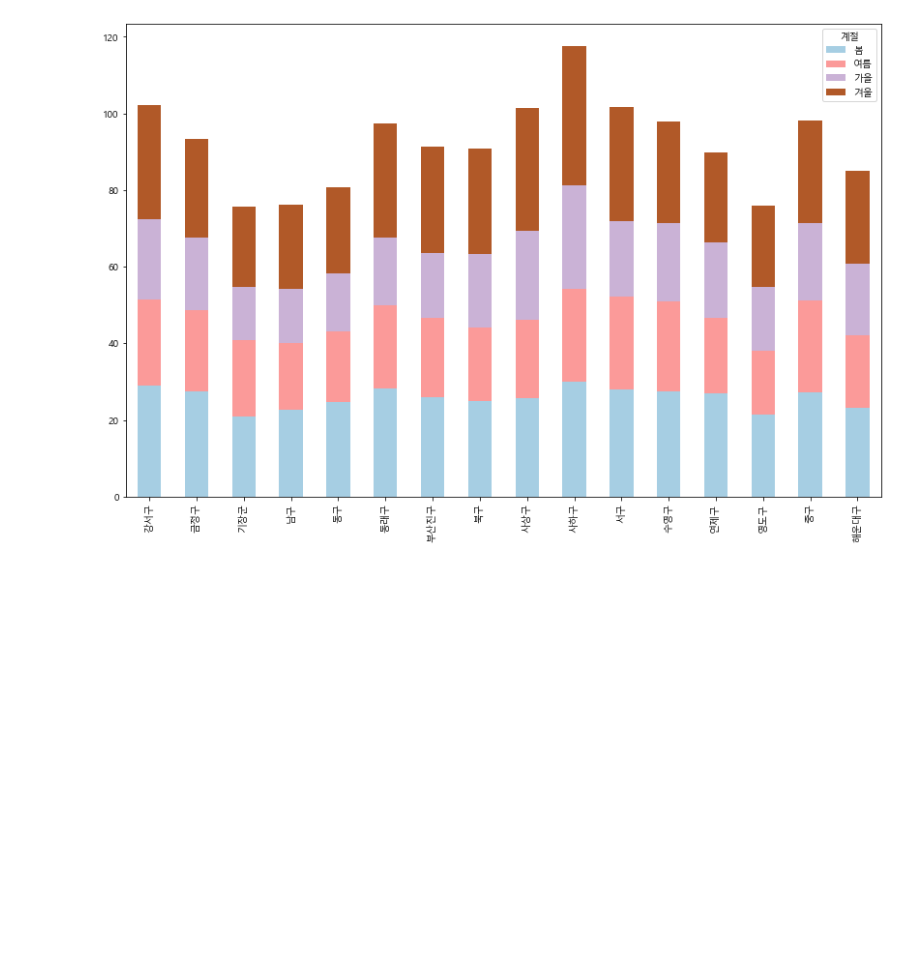
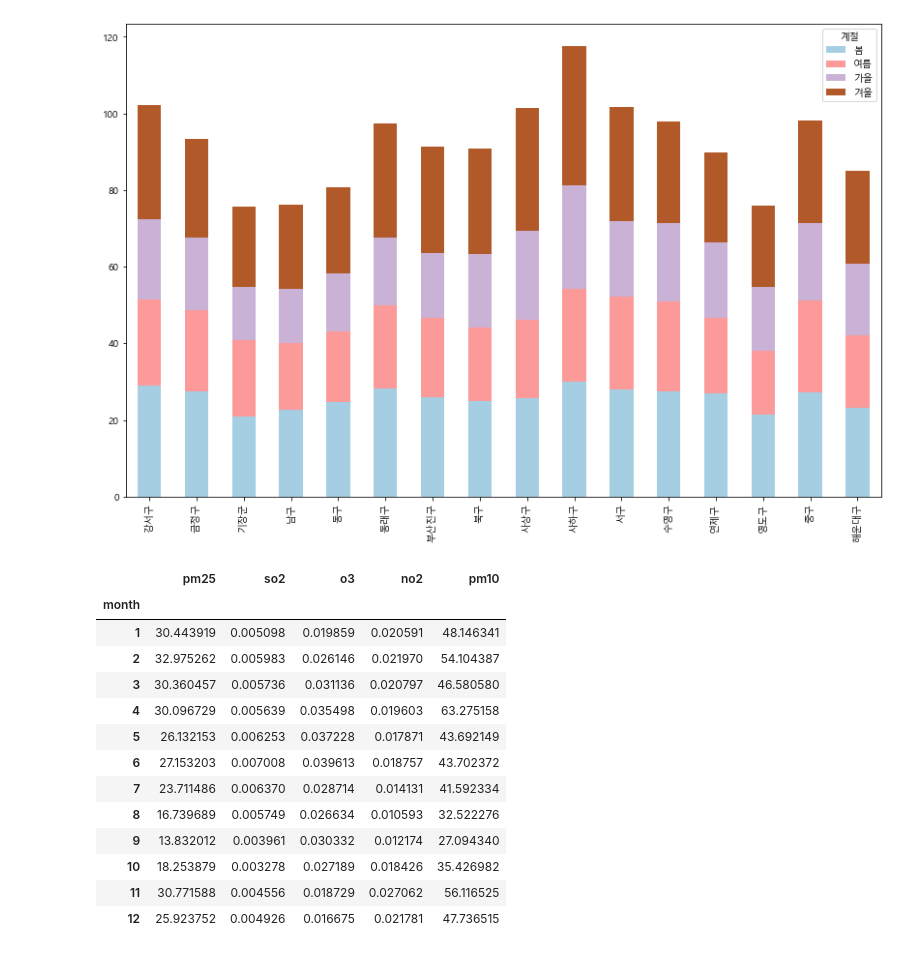
Before and after one commit to tbnsok40/Codeit_Data-Science, a Jupyter notebook: [연구실] 2018 부산 pm2.5 정리.ipynb, the cells around one changed output. Cells and saved outputs as stored; diff of their text form; code cells hidden in the pictures; blank space fills up the shorter version.

```diff
--- a/[연구실] 2018 부산 pm2.5 정리.ipynb
+++ b/[연구실] 2018 부산 pm2.5 정리.ipynb
@@ -225,3 +272,69 @@ dff.plot(kind= 'bar', stacked=True, colormap = 'Paired')
 # %% [output]
 <matplotlib.axes._subplots.AxesSubplot at 0x...>
 [figure]
+# %%
+df = pd.read_csv('C:/codeit/rawdata.csv')
+
+df = df[['월','pm2.5','so2','o3','no2','pm10']]
+
+lists = ['pm2.5','so2','o3','no2','pm10']
+
+
+import seaborn as sns
+
+#dataframe 을 만들어야해. row 는 월별, column은 물질별
+
+month = []
+
+so2 = []
+o3 = []
+no2 = []
+pm10 = []
+pm25 = []
+
+for i in range(1,13):
+    pm25.append((df.loc[df['월'] == i, 'pm2.5']).mean())
+
+for i in range(1,13):
+    so2.append((df.loc[df['월'] == i, 'so2']).mean())
+
+for i in range(1,13):
+    o3.append((df.loc[df['월'] == i, 'o3']).mean())
+
+for i in range(1,13):
+    no2.append((df.loc[df['월'] == i, 'no2']).mean())
+
+for i in range(1,13):
+    pm10.append((df.loc[df['월'] == i, 'pm10']).mean())
+
+
+for i in range(1,13):
+    month.append(i)
+
+diction = {
+    'month': month,
+    'pm25':pm25,
+    'so2': so2,
+    'o3':o3,
+    'no2':no2,
+    'pm10':pm10
+}
+df2= pd.DataFrame(diction)
+df2= df2.set_index('month')
+
+df2
+# %% [output]
+|  | pm25 | so2 | o3 | no2 | pm10 |
+| month |  |  |  |  |  |
+| 1 | 30.443919 | 0.005098 | 0.019859 | 0.020591 | 48.146341 |
+| 2 | 32.975262 | 0.005983 | 0.026146 | 0.021970 | 54.104387 |
+| 3 | 30.360457 | 0.005736 | 0.031136 | 0.020797 | 46.580580 |
+| 4 | 30.096729 | 0.005639 | 0.035498 | 0.019603 | 63.275158 |
+| 5 | 26.132153 | 0.006253 | 0.037228 | 0.017871 | 43.692149 |
+| 6 | 27.153203 | 0.007008 | 0.039613 | 0.018757 | 43.702372 |
+| 7 | 23.711486 | 0.006370 | 0.028714 | 0.014131 | 41.592334 |
+| 8 | 16.739689 | 0.005749 | 0.026634 | 0.010593 | 32.522276 |
+| 9 | 13.832012 | 0.003961 | 0.030332 | 0.012174 | 27.094340 |
+| 10 | 18.253879 | 0.003278 | 0.027189 | 0.018426 | 35.426982 |
+| 11 | 30.771588 | 0.004556 | 0.018729 | 0.027062 | 56.116525 |
+| 12 | 25.923752 | 0.004926 | 0.016675 | 0.021781 | 47.736515 |
```
Also changed, not shown: parts of 9 cells of this notebook.
